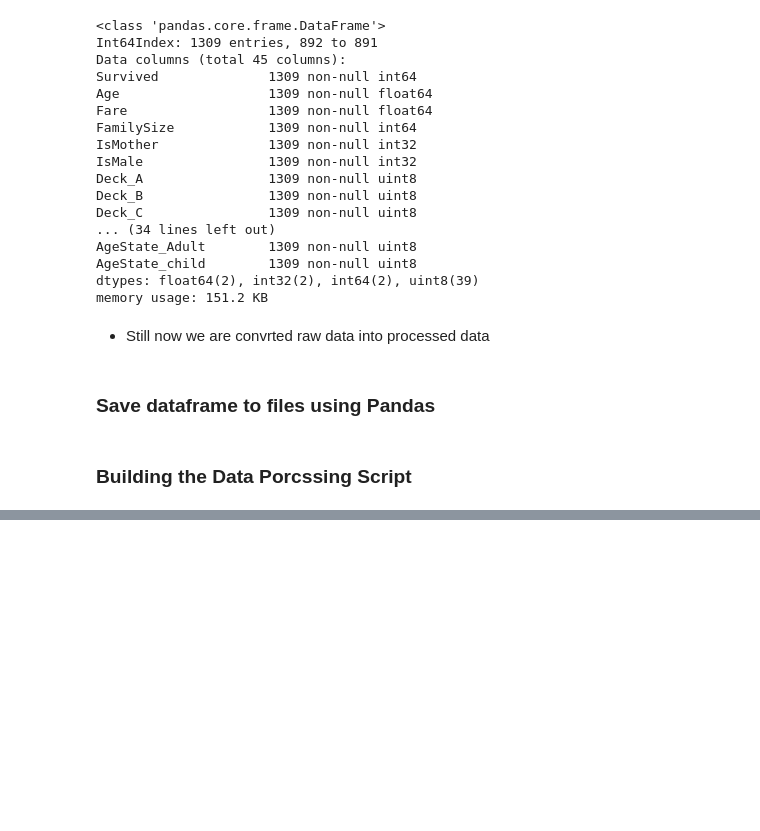
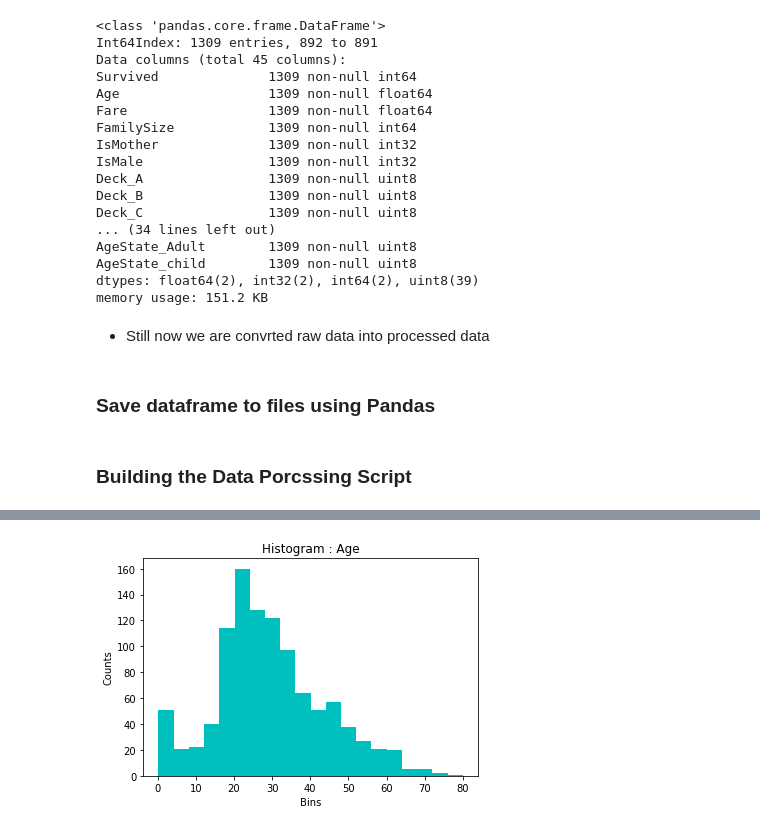
Before and after one commit to divakarsv/titanic, a Jupyter notebook: my first program.ipynb, the cells around one changed output, grey strips where cells are left out. Saved outputs shown, nothing was run; the diff lists cells and outputs as text; code cells hidden in the pictures; blank space fills up the shorter version.

```diff
--- a/my first program.ipynb
+++ b/my first program.ipynb
@@ -1322,0 +1236,8 @@ memory usage: 143.8 KB
+# %%
+plt.hist(df.Age,bins=20,color='c')
+plt.title('Histogram : Age')
+plt.xlabel('Bins')
+plt.ylabel('Counts')
+plt.show()
+# %% [output]
+[figure, added]
```
Also changed, not shown: parts of 22 cells of this notebook, 7 other files.
